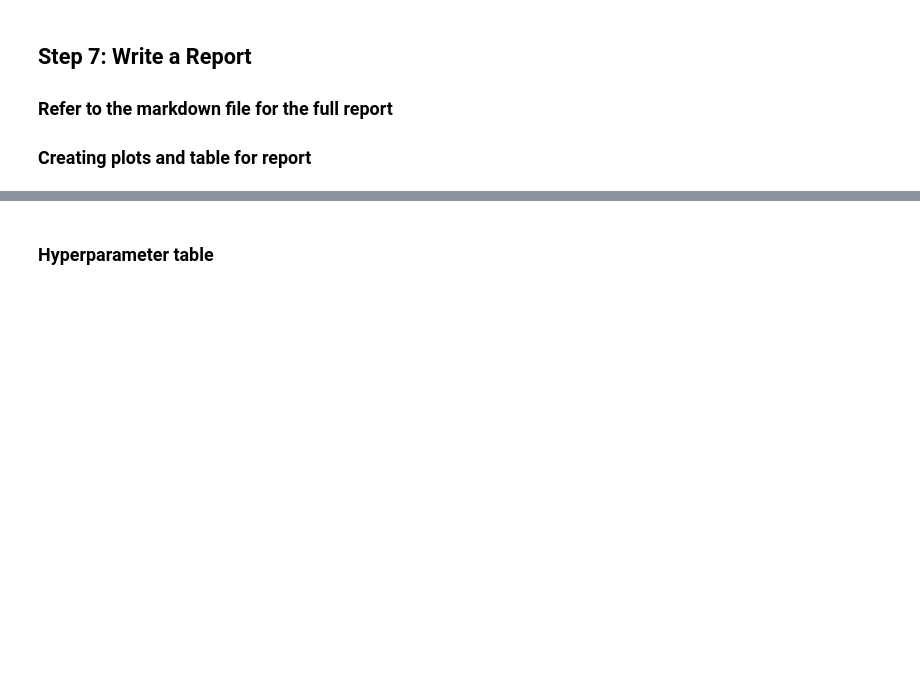
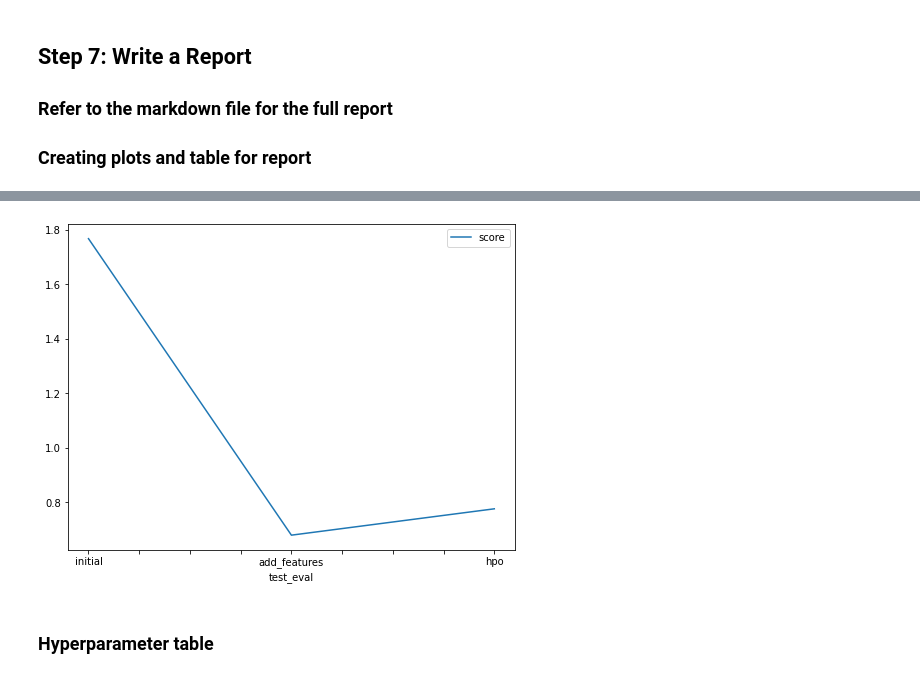
Before and after one commit to oystin/cd0385-project-starter, a Jupyter notebook: project/project-template.ipynb, the cells around one changed output, grey strips where cells are left out. Cells and saved outputs as stored; diff of their text form; code cells hidden in the pictures; blank space fills up the shorter version.

```diff
--- a/project/project-template.ipynb
+++ b/project/project-template.ipynb
@@ -245,12 +746,14 @@ fig.savefig('model_train_score.png')
 # %%
 # Take the 3 kaggle scores and creating a line plot to show improvement
 fig = pd.DataFrame(
     {
         "test_eval": ["initial", "add_features", "hpo"],
-        "score": [?, ?, ?]
+        "score": [1.76720, 0.67915, 0.77584]
     }
 ).plot(x="test_eval", y="score", figsize=(8, 6)).get_figure()
 fig.savefig('model_test_score.png')
+# %% [output]
+[figure, added]
 # %% [markdown]
 ### Hyperparameter table
 # %%
```
Also changed, not shown: parts of 54 cells of this notebook.
